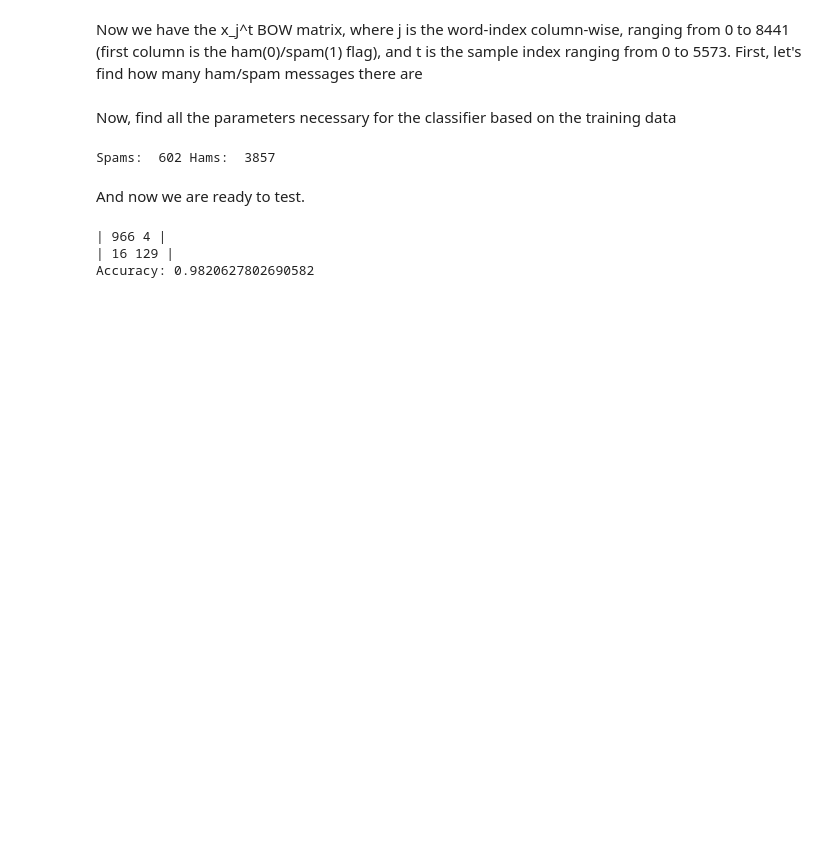
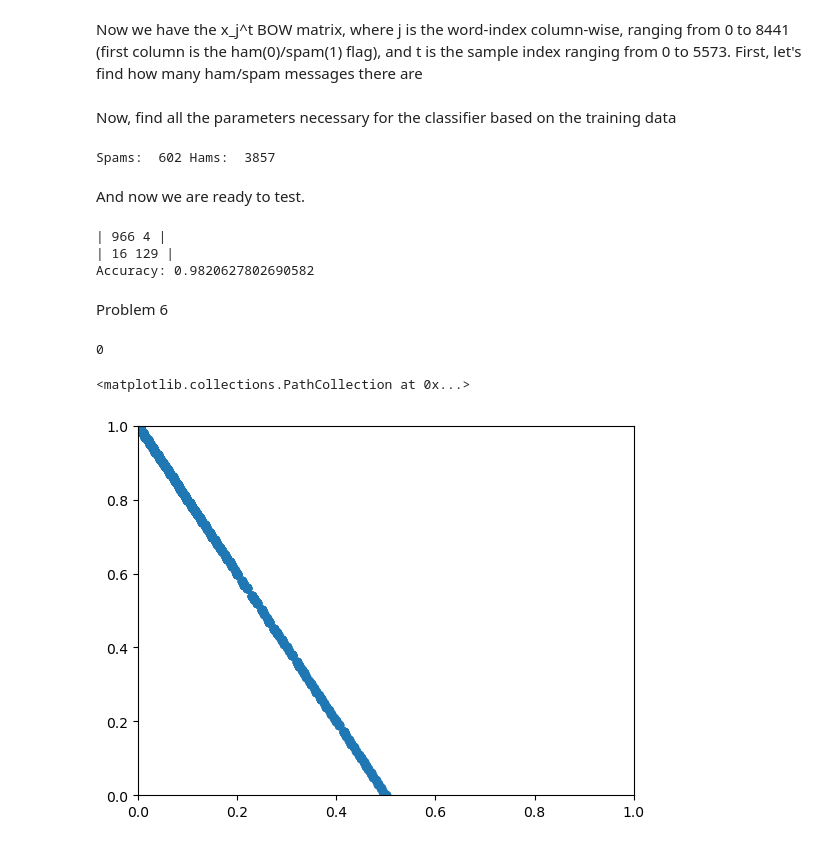
Before and after one commit to helgeingvart/FYS-2021, a Jupyter notebook: thirdWeek.ipynb, the cells around one changed output. Saved outputs shown, nothing was run; the diff lists cells and outputs as text; code cells hidden in the pictures; blank space fills up the shorter version.

Commit message:
Started doing prob 6.

```diff
--- a/thirdWeek.ipynb
+++ b/thirdWeek.ipynb
@@ -186,3 +186,40 @@ print("Accuracy:",(true_positives + true_negatives)/N_test)
 | 966 4 |
 | 16 129 |
 Accuracy: 0.9820627802690582
+# %% [markdown]
+Problem 6
+# %%
+df_1 = pd.read_csv("data/soft-classifications-1.csv", delimiter=" ", header=None)
+df_2 = pd.read_csv("data/soft-classifications-2.csv", delimiter=" ", header=None)
+df_3 = pd.read_csv("data/soft-classifications-3.csv", delimiter=" ", header=None)
+
+gt = df_3[0]
+prob = df_3[1]
+
+print(len(prob[prob>0.999]))
+
+
+def tp_fp_rates(ground_truth, probabilities, theta):
+    negatives_probs = probabilities[ground_truth==0]  # Pick out the real negatives
+    positives_probs = probabilities[ground_truth==1]
+    n = len(negatives_probs); p = len(positives_probs)
+    tp = len(positives_probs[positives_probs>=theta])
+    fp = len(positives_probs[positives_probs<theta])
+
+    return tp/p, fp/n
+
+thetas = np.arange(0,1,0.001)
+tp = []
+fp = []
+for theta in thetas:
+    returns = tp_fp_rates(gt, prob, theta)
+    tp.append(returns[0])
+    fp.append(returns[1])
+
+plt.ylim(0,1)
+plt.xlim(0,1)
+plt.scatter(fp,tp)
+# %% [output]
+0
+<matplotlib.collections.PathCollection at 0x...>
+[figure, added]
```
Also changed, not shown: 1 other file.
